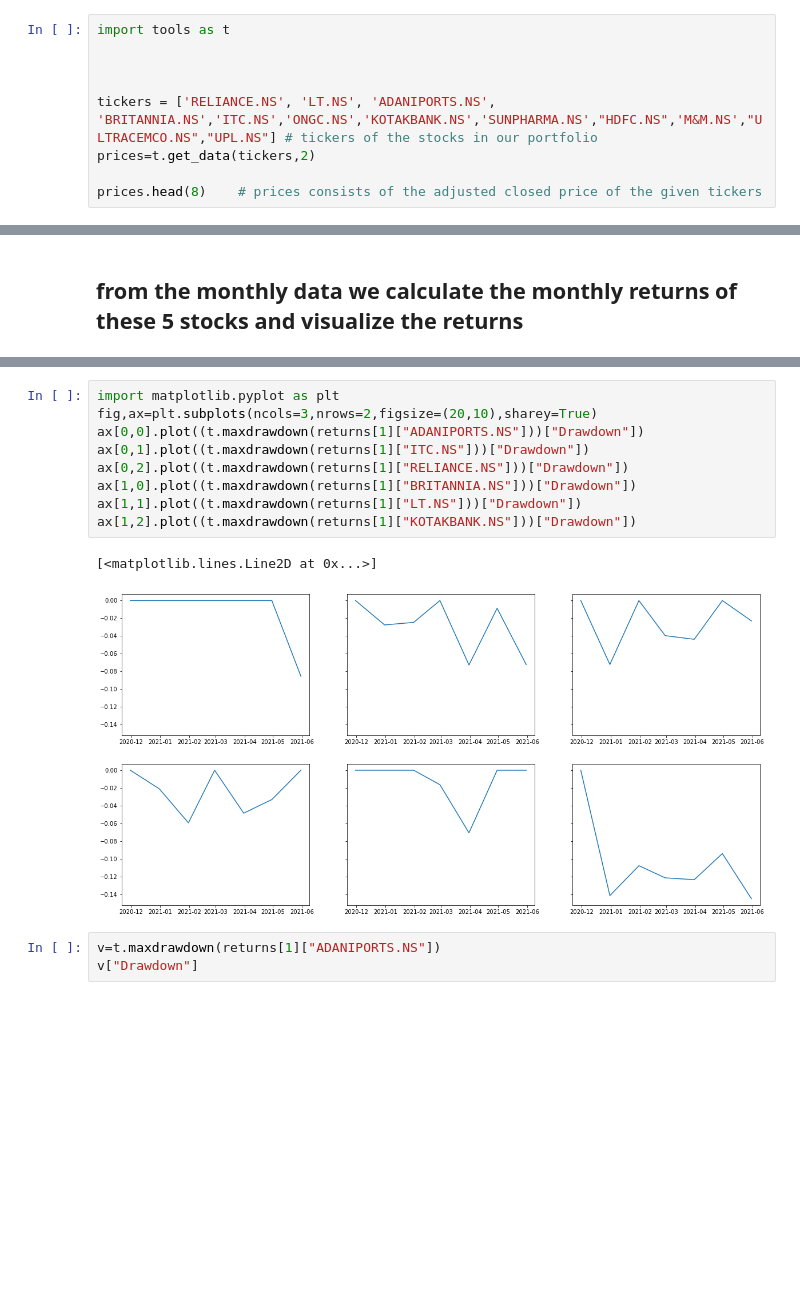
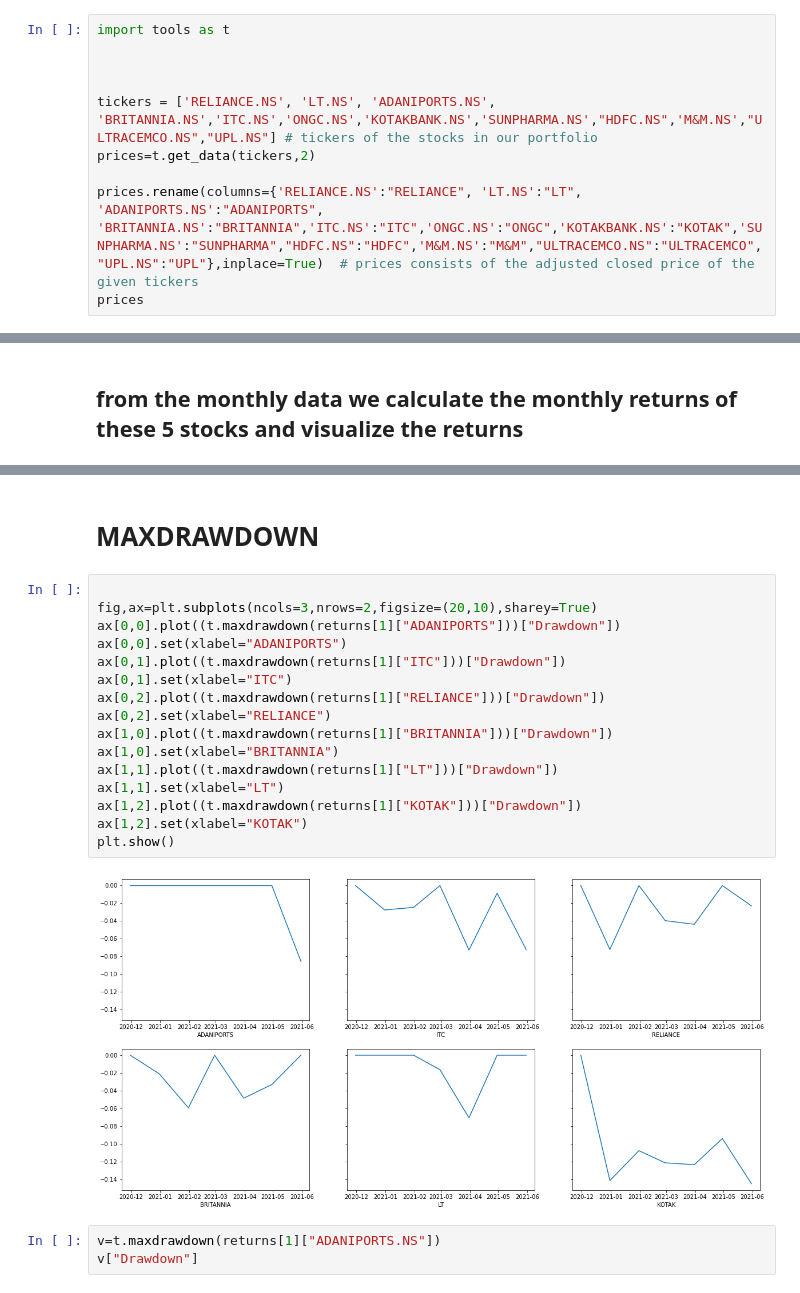
Before and after one commit to hal-3001/pperformance-metrics, a Jupyter notebook: p.ipynb, the cells around one changed output, grey strips where cells are left out. Saved outputs shown, nothing was run; the diff lists cells and outputs as text; blank space fills up the shorter version.

```diff
--- a/p.ipynb
+++ b/p.ipynb
@@ -8,5 +8,6 @@ import tools as t
 tickers = ['RELIANCE.NS', 'LT.NS', 'ADANIPORTS.NS', 'BRITANNIA.NS','ITC.NS','ONGC.NS','KOTAKBANK.NS','SUNPHARMA.NS',"HDFC.NS",'M&M.NS',"ULTRACEMCO.NS","UPL.NS"] # tickers of the stocks in our portfolio
 prices=t.get_data(tickers,2)
 
-prices.head(8)    # prices consists of the adjusted closed price of the given tickers
+prices.rename(columns={'RELIANCE.NS':"RELIANCE", 'LT.NS':"LT", 'ADANIPORTS.NS':"ADANIPORTS", 'BRITANNIA.NS':"BRITANNIA",'ITC.NS':"ITC",'ONGC.NS':"ONGC",'KOTAKBANK.NS':"KOTAK",'SUNPHARMA.NS':"SUNPHARMA","HDFC.NS":"HDFC",'M&M.NS':"M&M","ULTRACEMCO.NS":"ULTRACEMCO","UPL.NS":"UPL"},inplace=True)  # prices consists of the adjusted closed price of the given tickers
+prices
 # %% [output]
@@ -80,15 +124,23 @@ memory usage: 832.0 bytes
+# %% [markdown]
+<h1> MAXDRAWDOWN
 # %%
-import matplotlib.pyplot as plt
+
 fig,ax=plt.subplots(ncols=3,nrows=2,figsize=(20,10),sharey=True)
-ax[0,0].plot((t.maxdrawdown(returns[1]["ADANIPORTS.NS"]))["Drawdown"])
-ax[0,1].plot((t.maxdrawdown(returns[1]["ITC.NS"]))["Drawdown"])
-ax[0,2].plot((t.maxdrawdown(returns[1]["RELIANCE.NS"]))["Drawdown"])
-ax[1,0].plot((t.maxdrawdown(returns[1]["BRITANNIA.NS"]))["Drawdown"])
-ax[1,1].plot((t.maxdrawdown(returns[1]["LT.NS"]))["Drawdown"])
-ax[1,2].plot((t.maxdrawdown(returns[1]["KOTAKBANK.NS"]))["Drawdown"])
+ax[0,0].plot((t.maxdrawdown(returns[1]["ADANIPORTS"]))["Drawdown"])
+ax[0,0].set(xlabel="ADANIPORTS")
+ax[0,1].plot((t.maxdrawdown(returns[1]["ITC"]))["Drawdown"])
+ax[0,1].set(xlabel="ITC")
+ax[0,2].plot((t.maxdrawdown(returns[1]["RELIANCE"]))["Drawdown"])
+ax[0,2].set(xlabel="RELIANCE")
+ax[1,0].plot((t.maxdrawdown(returns[1]["BRITANNIA"]))["Drawdown"])
+ax[1,0].set(xlabel="BRITANNIA")
+ax[1,1].plot((t.maxdrawdown(returns[1]["LT"]))["Drawdown"])
+ax[1,1].set(xlabel="LT")
+ax[1,2].plot((t.maxdrawdown(returns[1]["KOTAK"]))["Drawdown"])
+ax[1,2].set(xlabel="KOTAK")
+plt.show()
 # %% [output]
-[<matplotlib.lines.Line2D at 0x...>]
-[figure, old version]
+[figure, new version]
 # %%
 v=t.maxdrawdown(returns[1]["ADANIPORTS.NS"])
 v["Drawdown"]
```
Also changed, not shown: parts of 16 cells of this notebook.
